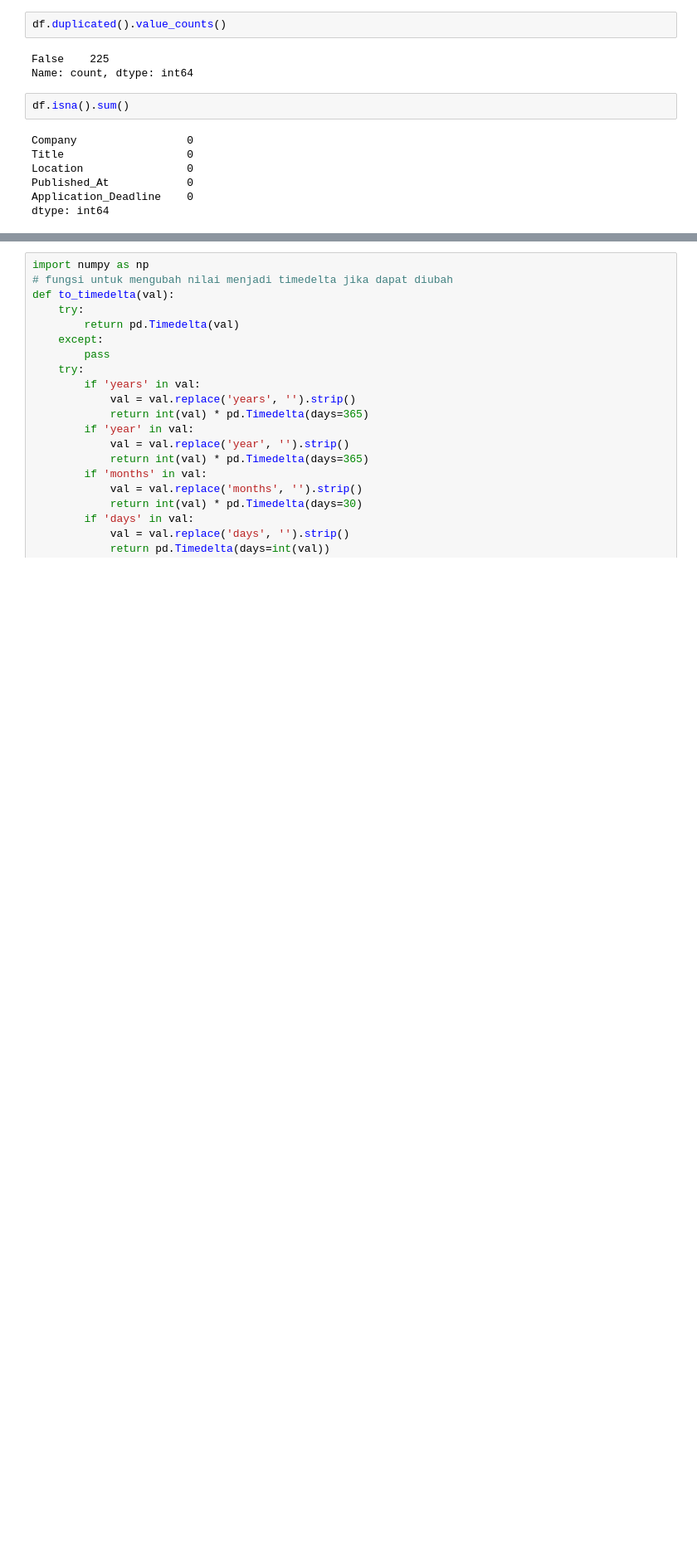
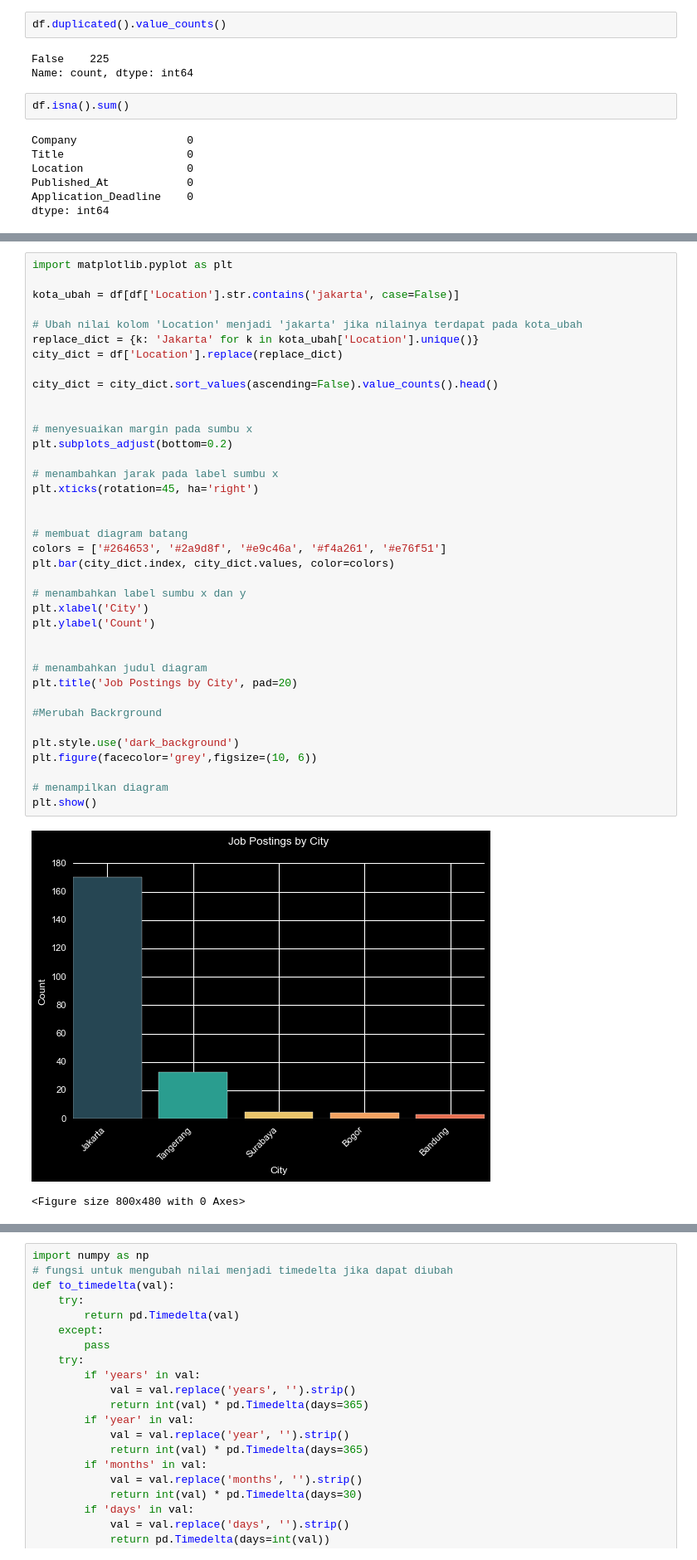
Before and after one commit to rusdipermana/webscrapping-id-kalibrr, a Jupyter notebook: webscrapping-id-kalibrr.ipynb, the cells around one changed output, grey strips where cells are left out. Shown: that part at 83% size. Cells and saved outputs as stored; diff of their text form; blank space fills up the shorter version.

```diff
--- a/webscrapping-id-kalibrr.ipynb
+++ b/webscrapping-id-kalibrr.ipynb
@@ -195,0 +227,41 @@ dtype: int64
+# %%
+import matplotlib.pyplot as plt
+
+kota_ubah = df[df['Location'].str.contains('jakarta', case=False)]
+
+# Ubah nilai kolom 'Location' menjadi 'jakarta' jika nilainya terdapat pada kota_ubah
+replace_dict = {k: 'Jakarta' for k in kota_ubah['Location'].unique()}
+city_dict = df['Location'].replace(replace_dict)
+
+city_dict = city_dict.sort_values(ascending=False).value_counts().head()
+
+
+# menyesuaikan margin pada sumbu x
+plt.subplots_adjust(bottom=0.2)
+
+# menambahkan jarak pada label sumbu x
+plt.xticks(rotation=45, ha='right')
+
+
+# membuat diagram batang
+colors = ['#264653', '#2a9d8f', '#e9c46a', '#f4a261', '#e76f51']
+plt.bar(city_dict.index, city_dict.values, color=colors)
+
+# menambahkan label sumbu x dan y
+plt.xlabel('City')
+plt.ylabel('Count')
+
+
+# menambahkan judul diagram
+plt.title('Job Postings by City', pad=20)
+
+#Merubah Backrground
+
+plt.style.use('dark_background')
+plt.figure(facecolor='grey',figsize=(10, 6))
+
+# menampilkan diagram
+plt.show()
+# %% [output]
+[figure, added]
+<Figure size 800x480 with 0 Axes>
```
Also changed, not shown: parts of 25 cells of this notebook, 2 other files.
